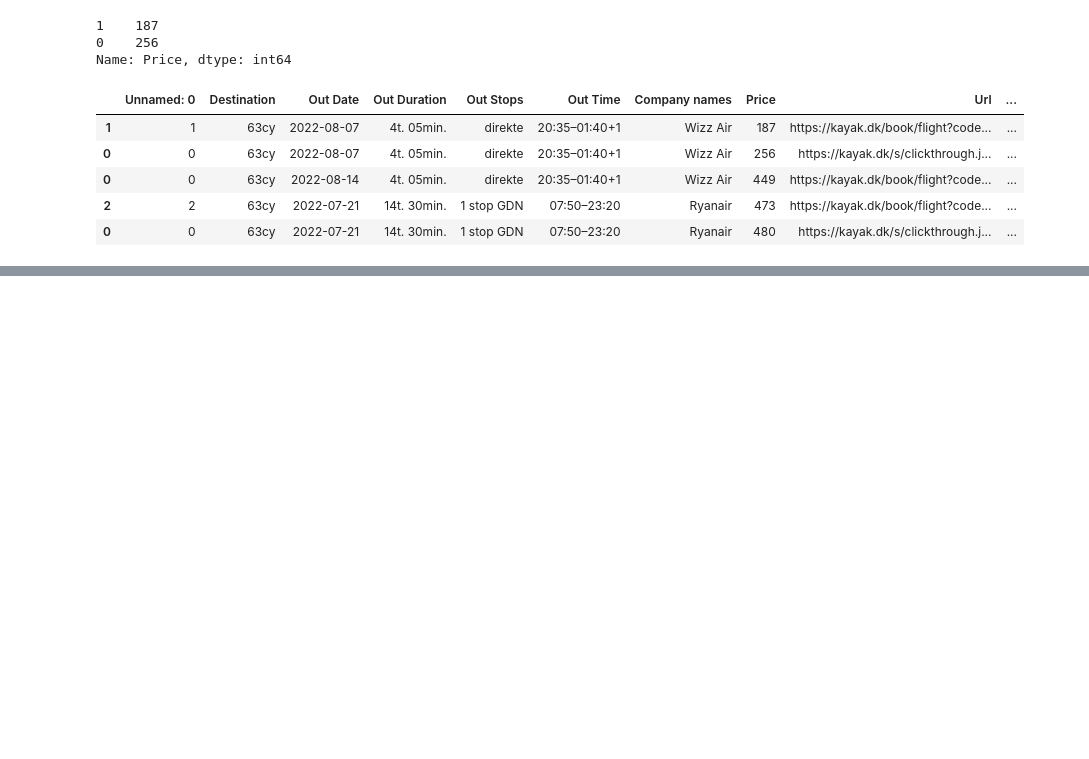
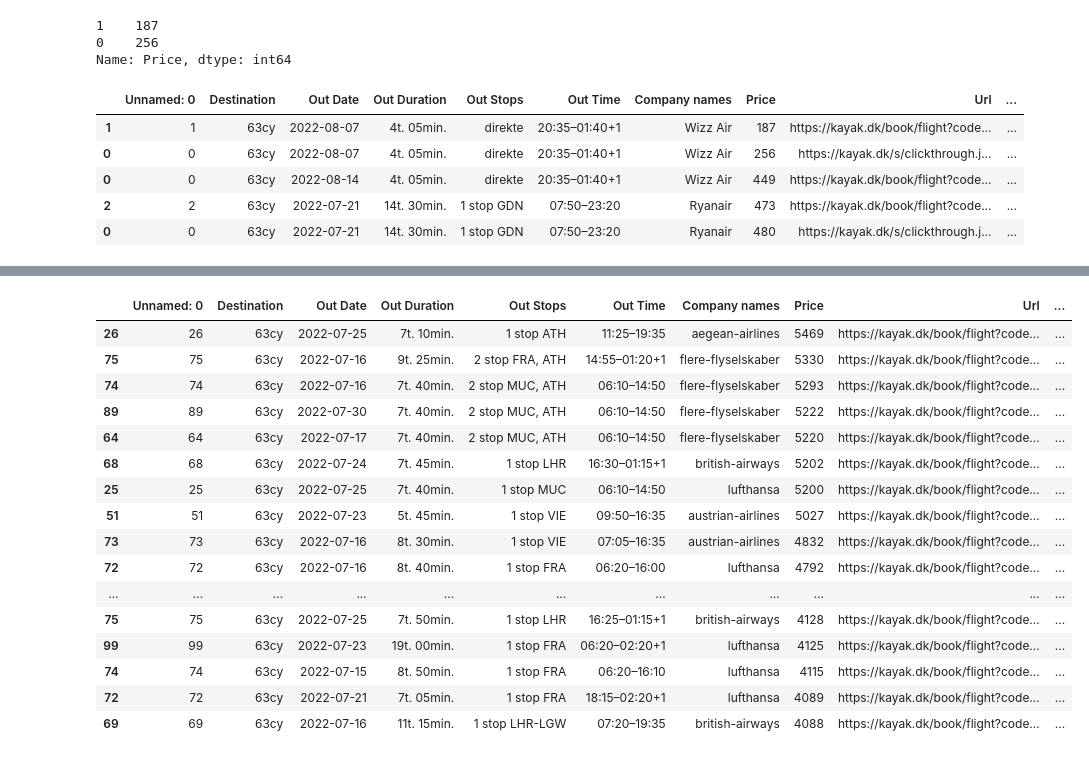
Before and after one commit to cphB-A4/Python-exam-project, a Jupyter notebook: Kayak - Cypern - 1 month.ipynb, the cells around one changed output, grey strips where cells are left out. Drawn from its saved outputs; the diff is of its cells as text; code cells hidden in the pictures; blank space fills up the shorter version.

```diff
--- a/Kayak - Cypern - 1 month.ipynb
+++ b/Kayak - Cypern - 1 month.ipynb
@@ -367,0 +501,25 @@ email_df
+# %%
+df['Company names'].mask(df['Company names'].str.contains('klm'), 'klm-royal-dutch-airlines', inplace=True)
+df['Company names'].mask(df['Company names'].str.contains('swiss'), 'swiss-international-air-lines', inplace=True)
+df['Company names'].mask(df['Company names'].str.contains('mea'), 'mea-middle-east-airlines', inplace=True)
+df['Company names'].mask(df['Company names'].str.contains('vueling'), 'vueling-airlines', inplace=True)
+df['Company names'].mask(df['Company names'].str.contains('royal-jordanian'), 'royal-jordanian-airlines', inplace=True)
+df.head(50)
+# %% [output]
+|  | Unnamed: 0 | Destination | Out Date | Out Duration | Out Stops | Out Time | Company names | Price | Url | ... |
+| 26 | 26 | 63cy | 2022-07-25 | 7t. 10min. | 1 stop ATH | 11:25–19:35 | aegean-airlines | 5469 | https://kayak.dk/book/flight?code... | ... |
+| 75 | 75 | 63cy | 2022-07-16 | 9t. 25min. | 2 stop FRA, ATH | 14:55–01:20+1 | flere-flyselskaber | 5330 | https://kayak.dk/book/flight?code... | ... |
+| 74 | 74 | 63cy | 2022-07-16 | 7t. 40min. | 2 stop MUC, ATH | 06:10–14:50 | flere-flyselskaber | 5293 | https://kayak.dk/book/flight?code... | ... |
+| 89 | 89 | 63cy | 2022-07-30 | 7t. 40min. | 2 stop MUC, ATH | 06:10–14:50 | flere-flyselskaber | 5222 | https://kayak.dk/book/flight?code... | ... |
+| 64 | 64 | 63cy | 2022-07-17 | 7t. 40min. | 2 stop MUC, ATH | 06:10–14:50 | flere-flyselskaber | 5220 | https://kayak.dk/book/flight?code... | ... |
+| 68 | 68 | 63cy | 2022-07-24 | 7t. 45min. | 1 stop LHR | 16:30–01:15+1 | british-airways | 5202 | https://kayak.dk/book/flight?code... | ... |
+| 25 | 25 | 63cy | 2022-07-25 | 7t. 40min. | 1 stop MUC | 06:10–14:50 | lufthansa | 5200 | https://kayak.dk/book/flight?code... | ... |
+| 51 | 51 | 63cy | 2022-07-23 | 5t. 45min. | 1 stop VIE | 09:50–16:35 | austrian-airlines | 5027 | https://kayak.dk/book/flight?code... | ... |
+| 73 | 73 | 63cy | 2022-07-16 | 8t. 30min. | 1 stop VIE | 07:05–16:35 | austrian-airlines | 4832 | https://kayak.dk/book/flight?code... | ... |
+| 72 | 72 | 63cy | 2022-07-16 | 8t. 40min. | 1 stop FRA | 06:20–16:00 | lufthansa | 4792 | https://kayak.dk/book/flight?code... | ... |
+| ... | ... | ... | ... | ... | ... | ... | ... | ... | ... | ... |
+| 75 | 75 | 63cy | 2022-07-25 | 7t. 50min. | 1 stop LHR | 16:25–01:15+1 | british-airways | 4128 | https://kayak.dk/book/flight?code... | ... |
+| 99 | 99 | 63cy | 2022-07-23 | 19t. 00min. | 1 stop FRA | 06:20–02:20+1 | lufthansa | 4125 | https://kayak.dk/book/flight?code... | ... |
+| 74 | 74 | 63cy | 2022-07-15 | 8t. 50min. | 1 stop FRA | 06:20–16:10 | lufthansa | 4115 | https://kayak.dk/book/flight?code... | ... |
+| 72 | 72 | 63cy | 2022-07-21 | 7t. 05min. | 1 stop FRA | 18:15–02:20+1 | lufthansa | 4089 | https://kayak.dk/book/flight?code... | ... |
+| 69 | 69 | 63cy | 2022-07-16 | 11t. 15min. | 1 stop LHR-LGW | 07:20–19:35 | british-airways | 4088 | https://kayak.dk/book/flight?code... | ... |
```
Also changed, not shown: parts of 22 cells of this notebook.
